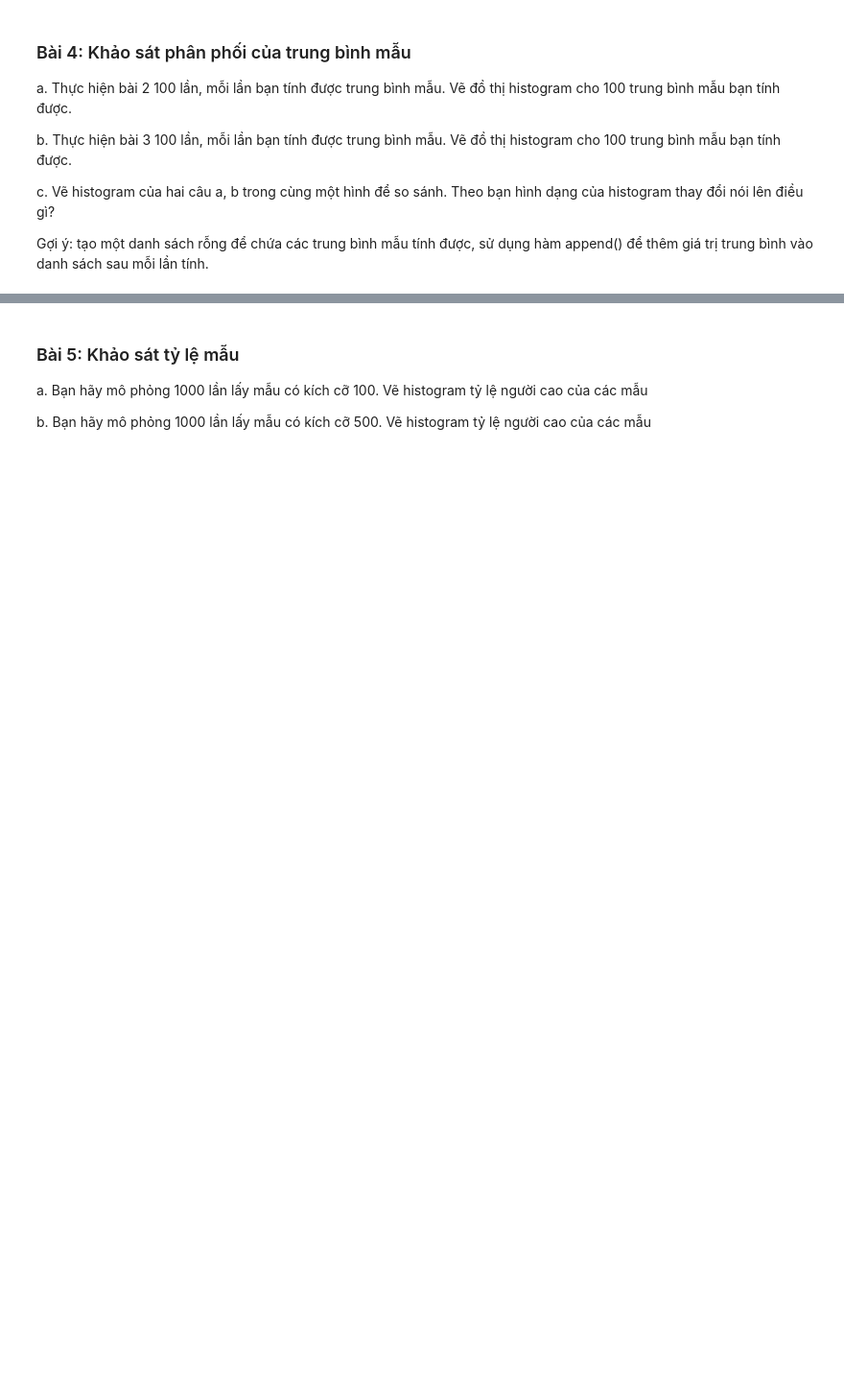
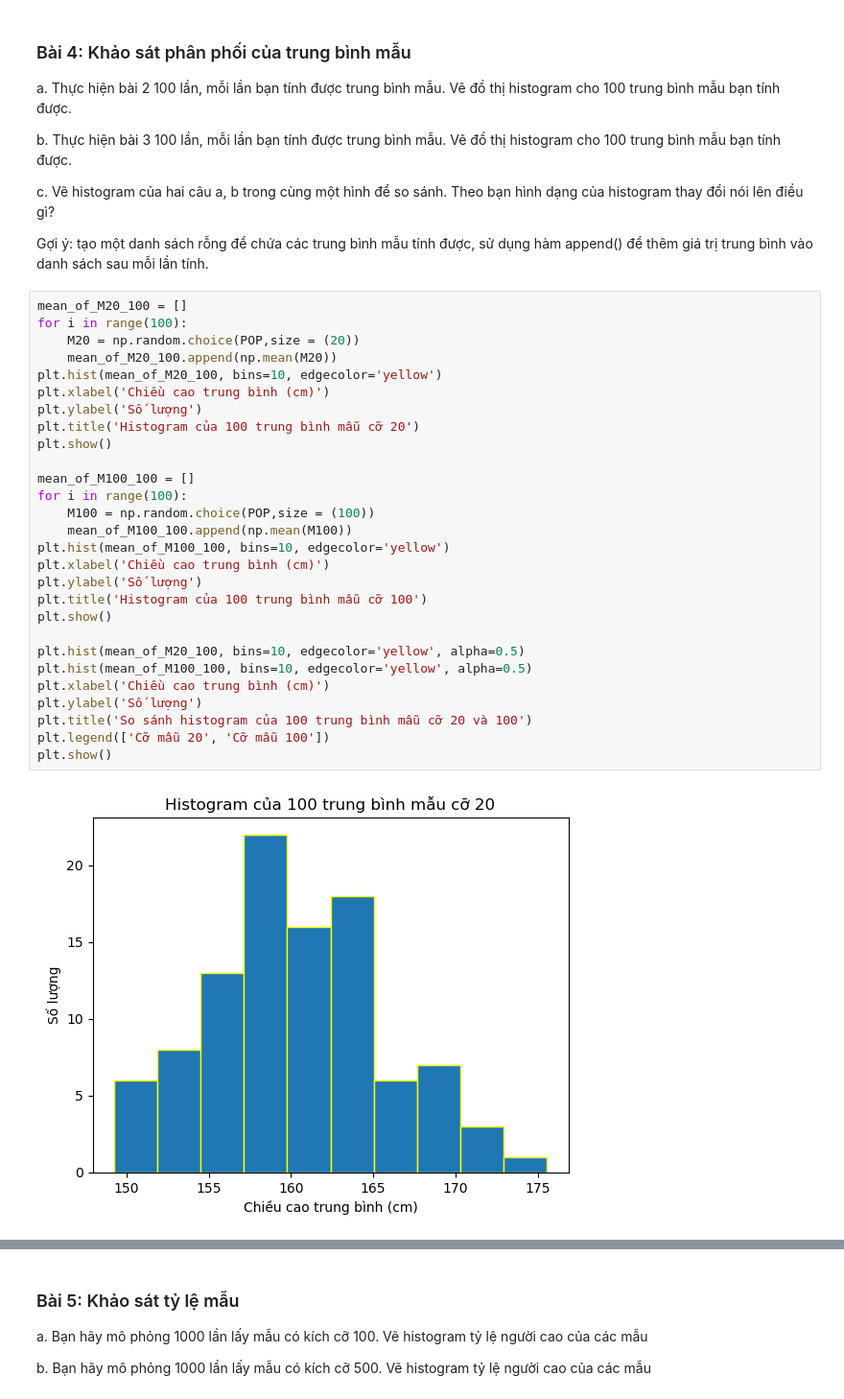
Before and after one commit to HueVuong12/Computer-Statistics, a Jupyter notebook: 16_VuongNgocHue_ex5/16_VuongNgocHue_ex5.ipynb, the cells around one changed output, grey strips where cells are left out. Shown at 96% size. Saved outputs shown, nothing was run; the diff lists cells and outputs as text; blank space fills up the shorter version.

```diff
--- a/16_VuongNgocHue_ex5/16_VuongNgocHue_ex5.ipynb
+++ b/16_VuongNgocHue_ex5/16_VuongNgocHue_ex5.ipynb
@@ -42,3 +136,33 @@ b. Thực hiện bài 3 100 lần, mỗi lần bạn tính được trung bình
 c. Vẽ histogram của hai câu a, b trong cùng một hình để so sánh. Theo bạn hình dạng của histogram thay đổi nói lên điều gì?
 
 Gợi ý: tạo một danh sách rỗng để chứa các trung bình mẫu tính được, sử dụng hàm append() để thêm giá trị trung bình vào danh sách sau mỗi lần tính.
+# %%
+mean_of_M20_100 = []
+for i in range(100):
+    M20 = np.random.choice(POP,size = (20))
+    mean_of_M20_100.append(np.mean(M20))
+plt.hist(mean_of_M20_100, bins=10, edgecolor='yellow')
+plt.xlabel('Chiều cao trung bình (cm)')
+plt.ylabel('Số lượng')
+plt.title('Histogram của 100 trung bình mẫu cỡ 20')
+plt.show()
+
+mean_of_M100_100 = []
+for i in range(100):
+    M100 = np.random.choice(POP,size = (100))
+    mean_of_M100_100.append(np.mean(M100))
+plt.hist(mean_of_M100_100, bins=10, edgecolor='yellow')
+plt.xlabel('Chiều cao trung bình (cm)')
+plt.ylabel('Số lượng')
+plt.title('Histogram của 100 trung bình mẫu cỡ 100')
+plt.show()
+
+plt.hist(mean_of_M20_100, bins=10, edgecolor='yellow', alpha=0.5)
+plt.hist(mean_of_M100_100, bins=10, edgecolor='yellow', alpha=0.5)
+plt.xlabel('Chiều cao trung bình (cm)')
+plt.ylabel('Số lượng')
+plt.title('So sánh histogram của 100 trung bình mẫu cỡ 20 và 100')
+plt.legend(['Cỡ mẫu 20', 'Cỡ mẫu 100'])
+plt.show()
+# %% [output]
+[figure, added]
```
Also changed, not shown: parts of 9 cells of this notebook, 1 other file.
